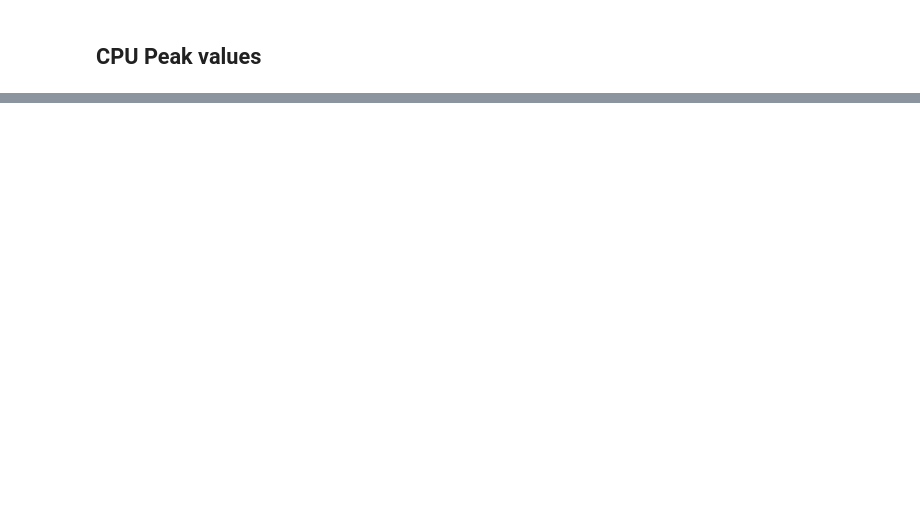
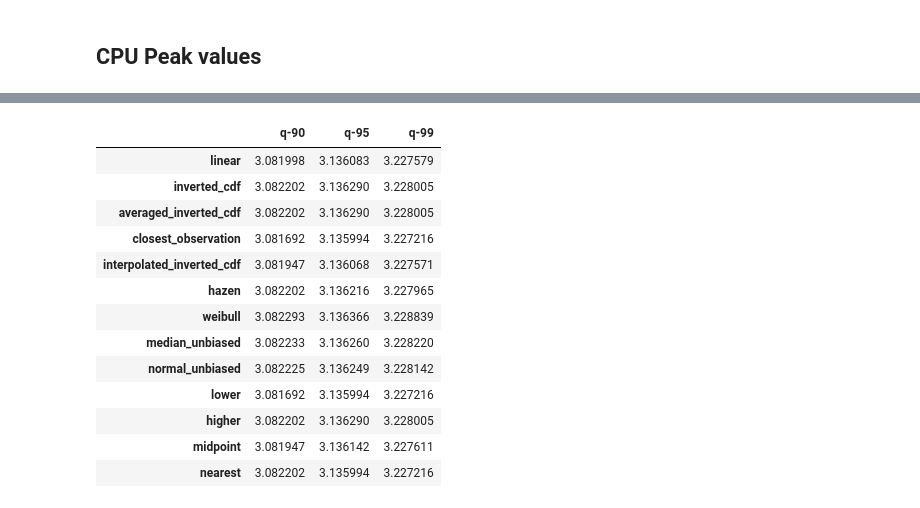
Before and after one commit to flaudarin-365talents/prom-crispy-fortnight, a Jupyter notebook: pods-cpu-request.ipynb, the cells around one changed output, grey strips where cells are left out. Drawn from its saved outputs; the diff is of its cells as text; code cells hidden in the pictures; blank space fills up the shorter version.

```diff
--- a/pods-cpu-request.ipynb
+++ b/pods-cpu-request.ipynb
@@ -42,27 +54,41 @@ The percentiles are computed with a **non-parametric** approach. The assessment
 # %%
 import pandas as pd
 percents = [90,95, 99]
 methods = [
     "linear",
     "inverted_cdf",
     "averaged_inverted_cdf",
     "closest_observation",
     "interpolated_inverted_cdf",
     "hazen",
     "weibull",
     "median_unbiased",
     "normal_unbiased",
     "lower",
     "higher",
     "midpoint",
     "nearest",
 ]
 
 records = []
 for method in methods:
     percentile_res = peaks.percentiles(percents, method=method)
     records.append({f"q-{perc_val}": quant_val for perc_val, quant_val in zip(percents, percentile_res)})
 
 df = pd.DataFrame(records, index=methods)
 display(df)
-display(df.describe())
+# %% [output]
+|  | q-90 | q-95 | q-99 |
+| linear | 3.081998 | 3.136083 | 3.227579 |
+| inverted_cdf | 3.082202 | 3.136290 | 3.228005 |
+| averaged_inverted_cdf | 3.082202 | 3.136290 | 3.228005 |
+| closest_observation | 3.081692 | 3.135994 | 3.227216 |
+| interpolated_inverted_cdf | 3.081947 | 3.136068 | 3.227571 |
+| hazen | 3.082202 | 3.136216 | 3.227965 |
+| weibull | 3.082293 | 3.136366 | 3.228839 |
+| median_unbiased | 3.082233 | 3.136260 | 3.228220 |
+| normal_unbiased | 3.082225 | 3.136249 | 3.228142 |
+| lower | 3.081692 | 3.135994 | 3.227216 |
+| higher | 3.082202 | 3.136290 | 3.228005 |
+| midpoint | 3.081947 | 3.136142 | 3.227611 |
+| nearest | 3.082202 | 3.135994 | 3.227216 |
```
Also changed, not shown: parts of 9 cells of this notebook, 7 other files.
